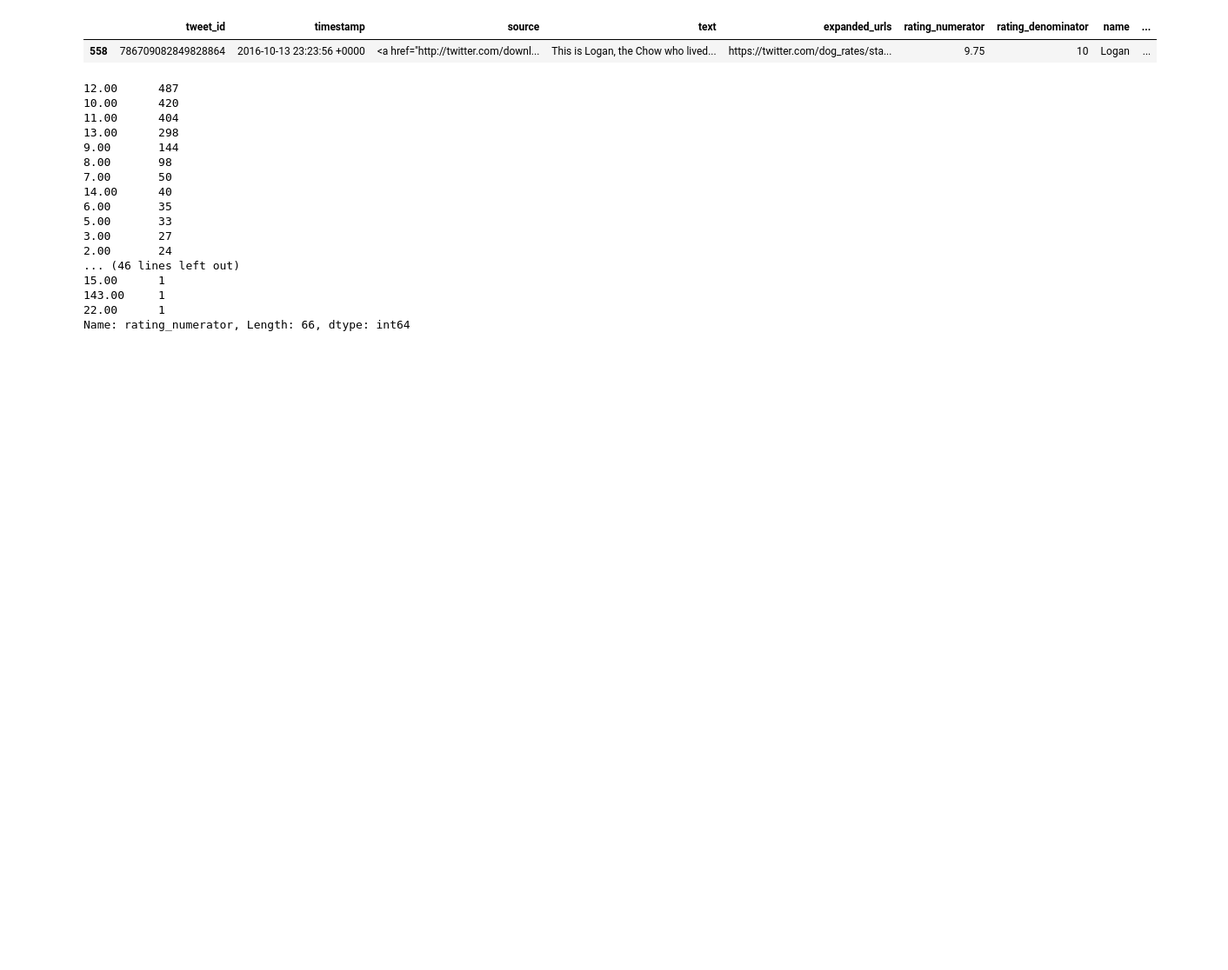
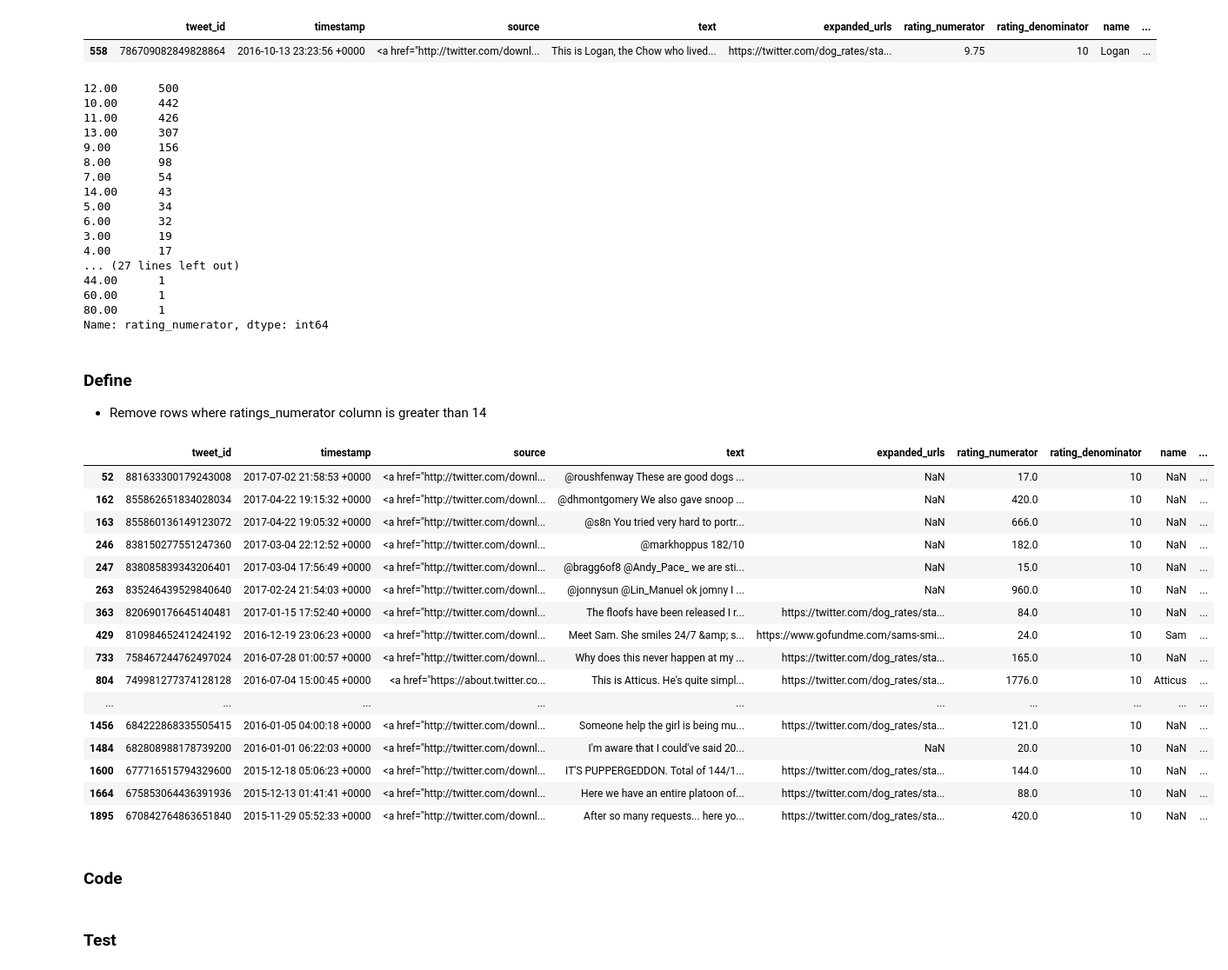
Before and after one commit to youssefGirgeis/Dogs-Ratings, a Jupyter notebook: wrangle_act.ipynb, the cells around one changed output. Shown: that part at 87% size. Drawn from its saved outputs; the diff is of its cells as text; code cells hidden in the pictures; blank space fills up the shorter version.

```diff
--- a/wrangle_act.ipynb
+++ b/wrangle_act.ipynb
@@ -693,7 +682,7 @@ df_all_tweets[df_all_tweets.tweet_id == '666287406224695296']
 # %% [markdown]
 ### Code
 # %%
-df_all_tweets.rating_denominator = 10
+df_twitter_archive_cleaned.rating_denominator = 10
 # %% [markdown]
 ### Test
 # %%
@@ -712,6 +701,6 @@ Name: rating_denominator, dtype: int64
 #correct names starts wwith capital letter
 # some of the wrong names starts with a lower case letter
 
-df_all_tweets.loc[df_all_tweets.name.str.islower(), 'name'] = np.nan
+df_twitter_archive_cleaned.loc[df_twitter_archive_cleaned.name.str.islower(), 'name'] = np.nan
 # %%
 pd.set_option('display.max_colwidth', -1)
@@ -737,7 +726,7 @@ df_all_tweets[['text','name']][df_all_tweets.name == 'None']
 680 rows × 2 columns
 # %%
 # we should also replace names = "None" with nan
-df_all_tweets.name.replace('None', np.nan, inplace = True)
+df_twitter_archive_cleaned.name.replace('None', np.nan, inplace = True)
 # %% [markdown]
 ### Test
 # %%
@@ -786,22 +775,48 @@ df_all_tweets[df_all_tweets.tweet_id == '786709082849828864']
 |  | tweet_id | timestamp | source | text | expanded_urls | rating_numerator | rating_denominator | name | ... |
 | 558 | 786709082849828864 | 2016-10-13 23:23:56 +0000 | <a href="http://twitter.com/downl... | This is Logan, the Chow who lived... | https://twitter.com/dog_rates/sta... | 9.75 | 10 | Logan | ... |
 # %%
-df_all_tweets.rating_numerator.value_counts()
+df_twitter_archive_cleaned.rating_numerator.value_counts()
 # %% [output]
-12.00      487
-10.00      420
-11.00      404
-13.00      298
-9.00       144
+12.00      500
+10.00      442
+11.00      426
+13.00      307
+9.00       156
 8.00       98
-7.00       50
-14.00      40
-6.00       35
-5.00       33
-3.00       27
-2.00       24
-... (46 lines left out)
-15.00      1
-143.00     1
-22.00      1
-Name: rating_numerator, Length: 66, dtype: int64
+7.00       54
+14.00      43
+5.00       34
+6.00       32
+3.00       19
+4.00       17
+... (27 lines left out)
+44.00      1
+60.00      1
+80.00      1
+Name: rating_numerator, dtype: int64
+# %% [markdown]
+### Define
+- Remove rows where ratings_numerator column is greater than 14
+# %%
+# rows with rating_numerator > 14
+df_twitter_archive_cleaned[df_twitter_archive_cleaned.rating_numerator > 14]
+# %% [output]
+|  | tweet_id | timestamp | source | text | expanded_urls | rating_numerator | rating_denominator | name | ... |
+| 52 | 881633300179243008 | 2017-07-02 21:58:53 +0000 | <a href="http://twitter.com/downl... | @roushfenway These are good dogs ... | NaN | 17.0 | 10 | NaN | ... |
+| 162 | 855862651834028034 | 2017-04-22 19:15:32 +0000 | <a href="http://twitter.com/downl... | @dhmontgomery We also gave snoop ... | NaN | 420.0 | 10 | NaN | ... |
+| 163 | 855860136149123072 | 2017-04-22 19:05:32 +0000 | <a href="http://twitter.com/downl... | @s8n You tried very hard to portr... | NaN | 666.0 | 10 | NaN | ... |
+| 246 | 838150277551247360 | 2017-03-04 22:12:52 +0000 | <a href="http://twitter.com/downl... | @markhoppus 182/10 | NaN | 182.0 | 10 | NaN | ... |
+| 247 | 838085839343206401 | 2017-03-04 17:56:49 +0000 | <a href="http://twitter.com/downl... | @bragg6of8 @Andy_Pace_ we are sti... | NaN | 15.0 | 10 | NaN | ... |
+| 263 | 835246439529840640 | 2017-02-24 21:54:03 +0000 | <a href="http://twitter.com/downl... | @jonnysun @Lin_Manuel ok jomny I ... | NaN | 960.0 | 10 | NaN | ... |
+| 363 | 820690176645140481 | 2017-01-15 17:52:40 +0000 | <a href="http://twitter.com/downl... | The floofs have been released I r... | https://twitter.com/dog_rates/sta... | 84.0 | 10 | NaN | ... |
+| 429 | 810984652412424192 | 2016-12-19 23:06:23 +0000 | <a href="http://twitter.com/downl... | Meet Sam. She smiles 24/7 &amp; s... | https://www.gofundme.com/sams-smi... | 24.0 | 10 | Sam | ... |
+| 733 | 758467244762497024 | 2016-07-28 01:00:57 +0000 | <a href="http://twitter.com/downl... | Why does this never happen at my ... | https://twitter.com/dog_rates/sta... | 165.0 | 10 | NaN | ... |
+| 804 | 749981277374128128 | 2016-07-04 15:00:45 +0000 | <a href="https://about.twitter.co... | This is Atticus. He's quite simpl... | https://twitter.com/dog_rates/sta... | 1776.0 | 10 | Atticus | ... |
+| ... | ... | ... | ... | ... | ... | ... | ... | ... | ... |
+| 1456 | 684222868335505415 | 2016-01-05 04:00:18 +0000 | <a href="http://twitter.com/downl... | Someone help the girl is being mu... | https://twitter.com/dog_rates/sta... | 121.0 | 10 | NaN | ... |
+| 1484 | 682808988178739200 | 2016-01-01 06:22:03 +0000 | <a href="http://twitter.com/downl... | I'm aware that I could've said 20... | NaN | 20.0 | 10 | NaN | ... |
+| 1600 | 677716515794329600 | 2015-12-18 05:06:23 +0000 | <a href="http://twitter.com/downl... | IT'S PUPPERGEDDON. Total of 144/1... | https://twitter.com/dog_rates/sta... | 144.0 | 10 | NaN | ... |
+| 1664 | 675853064436391936 | 2015-12-13 01:41:41 +0000 | <a href="http://twitter.com/downl... | Here we have an entire platoon of... | https://twitter.com/dog_rates/sta... | 88.0 | 10 | NaN | ... |
+| 1895 | 670842764863651840 | 2015-11-29 05:52:33 +0000 | <a href="http://twitter.com/downl... | After so many requests... here yo... | https://twitter.com/dog_rates/sta... | 420.0 | 10 | NaN | ... |
+# %% [markdown]
+### Code
@@ -807,0 +825,2 @@ Name: rating_numerator, Length: 66, dtype: int64
+# %% [markdown]
+### Test
```
Also changed, not shown: parts of 55 cells of this notebook.
